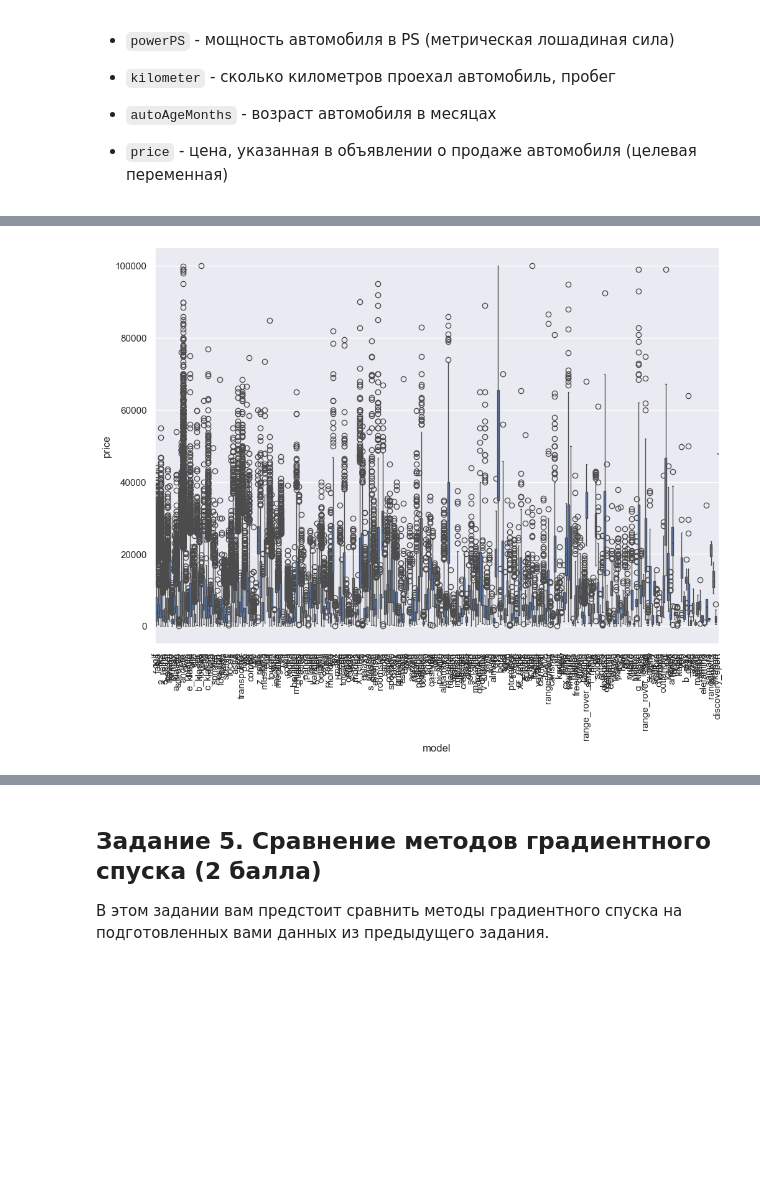
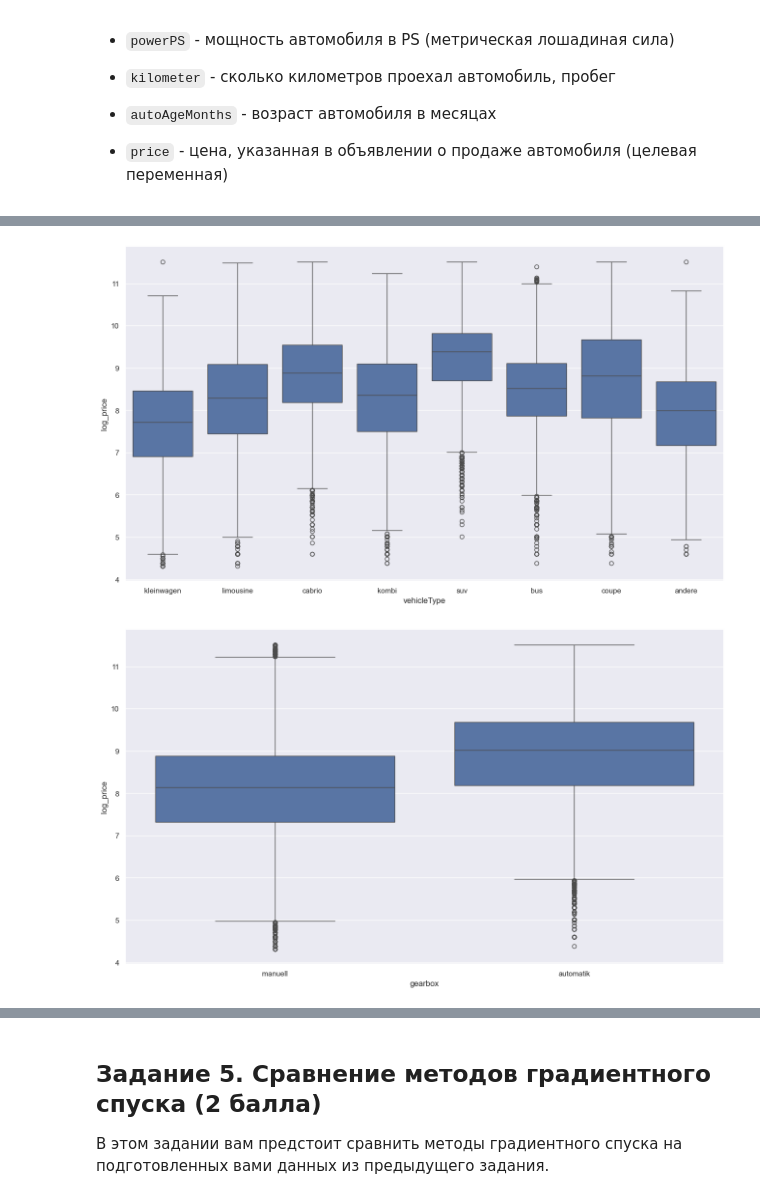
Before and after one commit to Mortie1/hse_ml_1_hw, a Jupyter notebook: ml_hw_3/homework-practice-03-gd.ipynb, the cells around one changed output, grey strips where cells are left out. Saved outputs shown, nothing was run; the diff lists cells and outputs as text; code cells hidden in the pictures; blank space fills up the shorter version.

```diff
--- a/ml_hw_3/homework-practice-03-gd.ipynb
+++ b/ml_hw_3/homework-practice-03-gd.ipynb
@@ -359,0 +376,11 @@ data.head()
+# %%
+# заметим, что логарифм цен распределён значительно более адекватно. Будем использовать его.
+# также тут точно есть машины с неадекватными ценами. Удалим слишком дешевые экземпляры
+
+data.drop(data[np.log(data.price) < 4.3].index, inplace=True)
+
+data["log_price"] = np.log(data.price)
+plt.hist(data.log_price, bins=100)
+plt.xlabel("log price")
+plt.ylabel("num of cars")
+plt.show()
@@ -365,0 +419,10 @@ plt.show()
+# %%
+# видим, что цена заметно варьируется от бренда к бренду. Возьмём бренды в кат. признаки
+
+# построим распределение цен на модели
+
+mean_log_price_for_model = data.groupby("model", as_index=False)[["model", "log_price"]].mean(numeric_only=True).sort_values(by="log_price")
+
+g = sns.scatterplot(data=mean_log_price_for_model, x="model", y="log_price")
+g.set(xticklabels=[])
+plt.show()
@@ -365,0 +431,16 @@ plt.show()
+# %%
+# как видим, средняя цена на машину довольно сильно зависит от модели, но использовать OHE для них тяжело (моделей машин около 250)
+# разобью модели по цене на группы по 20 моделей
+
+group_num = 0
+cars_in_group = 0
+data["model_grouped"] = -1
+
+type(mean_log_price_for_model.reset_index())
+for index, row in mean_log_price_for_model.reset_index().iterrows():
+    data.loc[data["model"] == row["model"], "model_grouped"] = group_num
+    cars_in_group += 1
+    if cars_in_group == 20:
+        group_num += 1
+        cars_in_group = 0
+data
@@ -366,7 +461,8 @@ plt.show()
 # %%
-sns.boxplot(data=data, x="model", y="price")
 
-plt.xticks(rotation=90)
+# построим распределение цен на типы кузовов
+
+sns.boxplot(data=data, x="vehicleType", y="log_price")
 plt.show()
 # %% [output]
-[figure, old version]
+[figure, new version]
@@ -378,0 +469,10 @@ other = []
+# %%
+# видно, что цена тоже довольно сильно отличается для разных типов кузовов, добавим и кузов в кат. признаки
+
+# построим распределение цен на типы коробок передач
+
+sns.boxplot(data=data, x="gearbox", y="log_price")
+
+plt.show()
+# %% [output]
+[figure, added]
```
Also changed, not shown: parts of 85 cells of this notebook, 2 other files.
